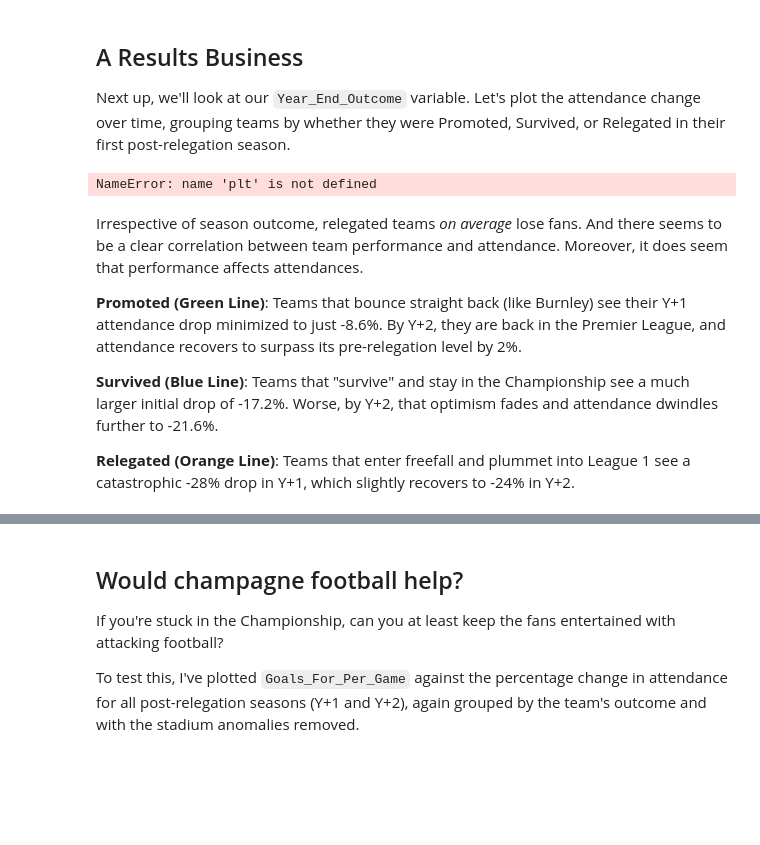
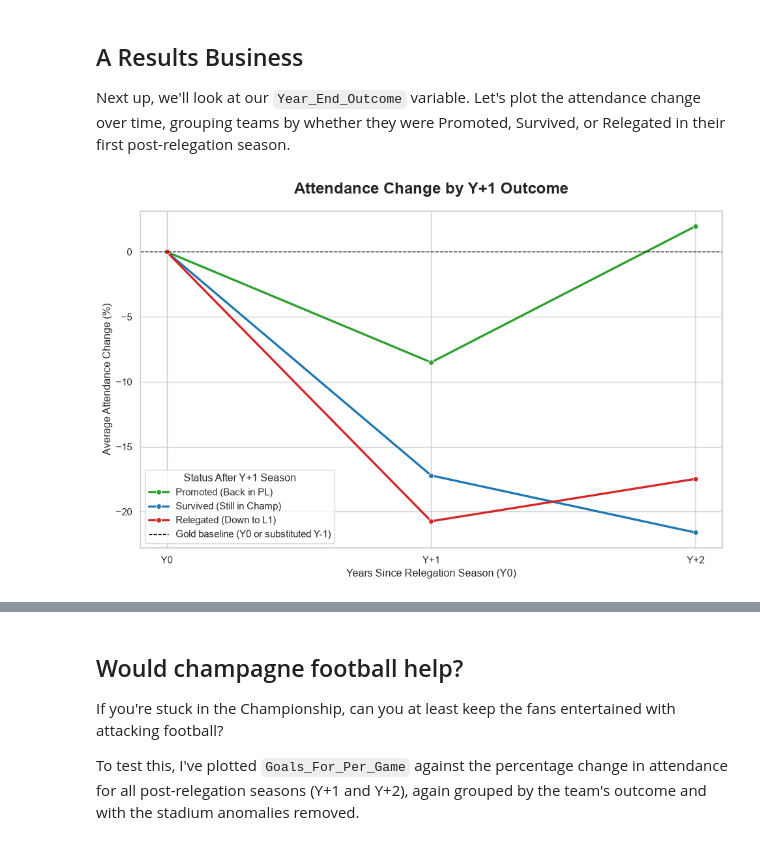
Before and after one commit to diggydigsdata/diggydigsdata.github.io, a Jupyter notebook: posts/post-relegation-attendance/index.ipynb, the cells around one changed output, grey strips where cells are left out. Drawn from its saved outputs; the diff is of its cells as text; code cells hidden in the pictures; blank space fills up the shorter version.

```diff
--- a/posts/post-relegation-attendance/index.ipynb
+++ b/posts/post-relegation-attendance/index.ipynb
@@ -422,7 +413,7 @@ Next up, we'll look at our `Year_End_Outcome` variable. Let's plot the attendanc
 # %%
 #| output: true
 #| echo: false
-#| fig-cap: "Average attendance change (anomalies removed) relative to the relegation season (Y0), grouped by the team's outcome in their first post-relegation season (Y+1)."
+#| fig-cap: "Average attendance change (anomalies removed) relative to the gold baseline (Y0, or a flagged COVID substitute), grouped by the team's outcome in their first post-relegation season (Y+1)."
 
 # We use the pre-filtered 'df_plot_filtered' DataFrame
 # (This was defined in the hidden setup block)
@@ -432,47 +423,61 @@ sns.set_theme(style="whitegrid")
 
 # Define the order for the new labels
 label_order = [
     'Promoted (Back in PL)',
     'Survived (Still in Champ)',
     'Relegated (Down to L1)'
 ]
 
+# Use only observations with a value and a gold outcome label.
+line_data = df_plot_filtered.loc[
+    df_plot_filtered["Year_vs_Relegation"].isin([0, 1, 2])
+].dropna(subset=["Plot_Group_Label", "Pct_Change_vs_Baseline_Display"]).copy()
+line_data["Pct_Change_vs_Baseline_Display"] = line_data["Pct_Change_vs_Baseline_Display"].astype("float64")
+
 # Create the lineplot
 sns.lineplot(
-    data=df_plot_filtered[df_plot_filtered['Year_vs_Relegation'].isin([0, 1, 2])],
+    data=line_data,
     x='Year_vs_Relegation',
-    y='Pct_Change_vs_Y0_Display',
+    y='Pct_Change_vs_Baseline_Display',
     hue='Plot_Group_Label',    # <-- USE NEW LABEL COLUMN
-    hue_order=label_order,     # <-- USE NEW LABEL ORDER
+    hue_order=label_order,
+    palette=dict(zip(label_order, ['#2ca02c', '#1f77b4', '#d62728'])),     # <-- USE NEW LABEL ORDER
     marker='o',
     lw=2.5,
-    ci=None
+    errorbar=None
 )
 
-plt.axhline(0, color='black', linestyle='--', linewidth=1, label='Relegation Year (Y0) Baseline')
+plt.axhline(0, color='black', linestyle='--', linewidth=1, label='Gold baseline (Y0 or substituted Y-1)')
 
 # --- Calculate new numbers for the prose ---
-line_plot_data = df_plot_filtered[df_plot_filtered['Year_vs_Relegation'].isin([1, 2])]
-line_plot_avg = line_plot_data.groupby(['Outcome_Group', 'Year_vs_Relegation'])['Pct_Change_vs_Y0_Display'].mean().reset_index()
+line_plot_data = line_data.loc[line_data['Year_vs_Relegation'].isin([1, 2])]
+line_plot_avg = line_plot_data.groupby(['Outcome_Group', 'Year_vs_Relegation'])['Pct_Change_vs_Baseline_Display'].mean().reset_index()
 line_plot_avg.style.format({
-    'Pct_Change_vs_Y0_Display': '{:.1f}'
+    'Pct_Change_vs_Baseline_Display': '{:.1f}'
 }).hide()
 # --- End calculation ---
 
 plt.title('Attendance Change by Y+1 Outcome',
           fontsize=18, fontweight='bold', pad=20)
 plt.xlabel('Years Since Relegation Season (Y0)', fontsize=12)
 plt.ylabel('Average Attendance Change (%)', fontsize=12)
 plt.xticks([0, 1, 2], ['Y0', 'Y+1', 'Y+2'])
 plt.legend(title='Status After Y+1 Season')
 plt.show()
+# Share the chart's exact means with the prose and conclusions.
+means = line_plot_avg.set_index(['Outcome_Group', 'Year_vs_Relegation'])[
+    'Pct_Change_vs_Baseline_Display'
+]
+promoted_y1 = means.loc[('Promoted', 1)]
+promoted_y2 = means.loc[('Promoted', 2)]
+survived_y1 = means.loc[('Survived', 1)]
+survived_y2 = means.loc[('Survived', 2)]
+relegated_y1 = means.loc[('Relegated', 1)]
+relegated_y2 = means.loc[('Relegated', 2)]
+relegated_event_count = line_plot_data.loc[
+    line_plot_data['Outcome_Group'].eq('Relegated'), 'Relegation_Event_ID'
+].nunique()
+analysis_observation_count = len(line_plot_data)
+analysis_event_count = line_plot_data['Relegation_Event_ID'].nunique()
 # %% [output]
-NameError: name 'plt' is not defined
+[figure, added]
-# %% [markdown]
-Irrespective of season outcome, relegated teams *on average* lose fans. And there seems to be a clear correlation between team performance and attendance. Moreover, it does seem that performance affects attendances.
-
-**Promoted (Green Line)**: Teams that bounce straight back (like Burnley) see their Y+1 attendance drop minimized to just -8.6%. By Y+2, they are back in the Premier League, and attendance recovers to surpass its pre-relegation level by 2%.
-
-**Survived (Blue Line)**: Teams that "survive" and stay in the Championship see a much larger initial drop of -17.2%. Worse, by Y+2, that optimism fades and attendance dwindles further to -21.6%.
-
-**Relegated (Orange Line)**: Teams that enter freefall and plummet into League 1 see a catastrophic -28% drop in Y+1, which slightly recovers to -24% in Y+2.
```
Also changed, not shown: parts of 16 cells of this notebook, 47 other files.
